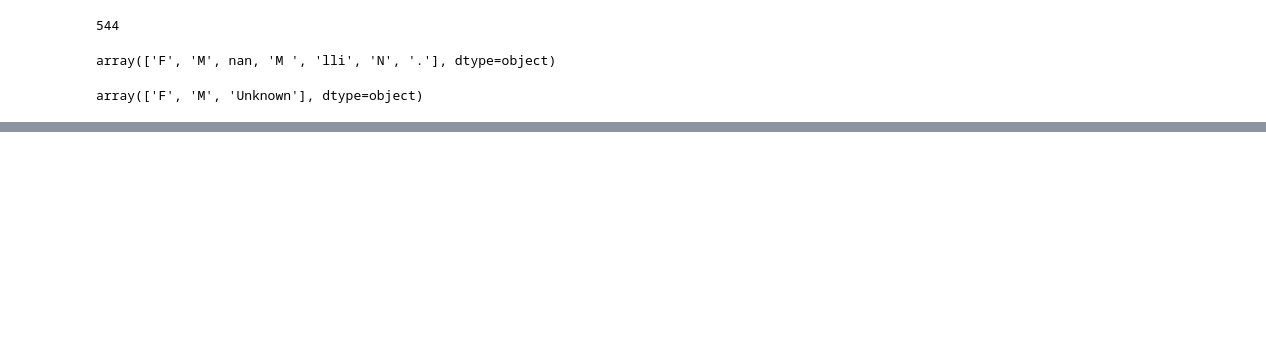
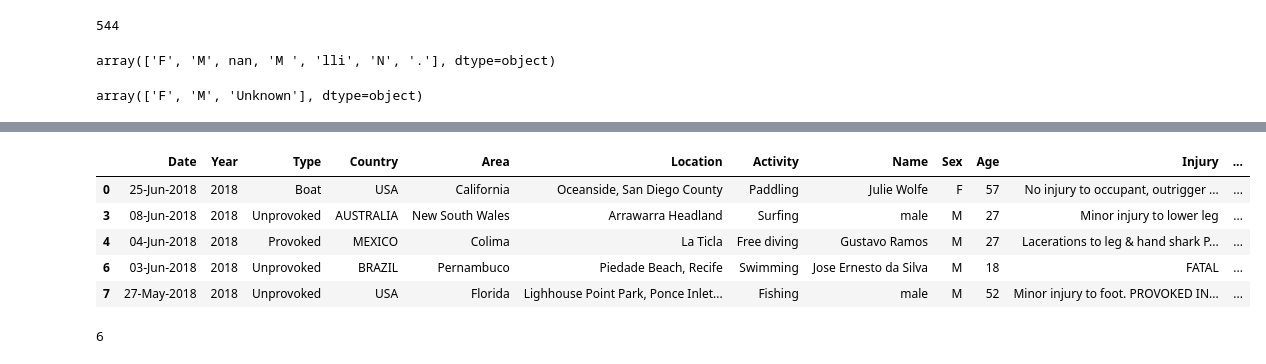
Before and after one commit to KirbyDream/Data-cleaning-wrangling---Shark-attacks-dataset, a Jupyter notebook: Shark_attacks.ipynb, the cells around one changed output, grey strips where cells are left out. Drawn from its saved outputs; the diff is of its cells as text; code cells hidden in the pictures; blank space fills up the shorter version.

```diff
--- a/Shark_attacks.ipynb
+++ b/Shark_attacks.ipynb
@@ -350,0 +387,4 @@ for i in
+# %%
+#now we can calculate the mean age for all values above 0
+meanAge = df_sharks[df_sharks["Age"] > 0].mean()
+meanAge = int(meanAge)
@@ -350,0 +421,11 @@ for i in
+# %%
+#replacing all the values in the Fatal column in order to get cells only with values==> Y / N / Unknown
+
+df_sharks["Fatal (Y/N)"] = df_sharks["Fatal (Y/N)"].str.replace(" N", "N")
+df_sharks["Fatal (Y/N)"] = df_sharks["Fatal (Y/N)"].str.replace("N ", "N")
+df_sharks["Fatal (Y/N)"] = df_sharks["Fatal (Y/N)"].str.replace("y", "Y")
+df_sharks["Fatal (Y/N)"] = df_sharks["Fatal (Y/N)"].str.replace("2017", "UNKNOWN")
+df_sharks["Fatal (Y/N)"] = df_sharks["Fatal (Y/N)"].str.replace("Unknown", "UNKNOWN")
+df_sharks["Fatal (Y/N)"] = df_sharks["Fatal (Y/N)"].str.replace("M", "UNKNOWN")
+
+df_sharks["Fatal (Y/N)"] = df_sharks["Fatal (Y/N)"].fillna("UNKNOWN")
@@ -350,0 +454,10 @@ for i in
+# %%
+no_shark = ["Death may have been due to drowning","Doubtful / Unconfirmed attack / Unable to verify in local records","No shark invovlement","No shark involvement","No shark invovlement - it ws a publicity stunt",
+"Not a shark attack; it was a hoax,Not authenticated","Shark involvement  not confirmed","Shark involvement unconfirmed","Shark involvement suspected but not confirmed","Shark involvement questionable","Shark involvement prior to deaths was not confirmed",
+"Shark involvement prior to death was not confirmed","Shark involvement prior to deaths unconfirmed","Shark involvement prior to death unconfired","Shark involvement prior to death unconfirmed","Shark involvement prior to death still to be determined","Shark involvement prior to death suspected but not confirmed"
+"Shark involvement prior to death remains unconfirmed","Shark involvement prior to death not confirmed","Shark involvement prior to death remains unconfirmed","Shark involvement prior to death not confirmed",
+"Shark involvement not confirmed","thought to be a barracuda bite","Shark involvement not confirmed","injury may be due to a stingray","Shark involvement not confirmed","officials considered barracua","Shark involvement not confirmed",
+"Shark involvement not confirmed & highly unlikely","Shark involvement highly doubtful,Shark involvement not cofirmed","No shark involvement","Shark involvement not confirmed"]
+# %%
+#dropping the rows not related to shark attacks
+df_sharks = df_sharks[df_sharks['Species'].str.contains('|'.join(no_shark)) == False]
@@ -350,0 +512,13 @@ for i in
+# %%
+df_sharks.head()
+# %% [output]
+|  | Date | Year | Type | Country | Area | Location | Activity | Name | Sex | Age | Injury | ... |
+| 0 | 25-Jun-2018 | 2018 | Boat | USA | California | Oceanside, San Diego County | Paddling | Julie Wolfe | F | 57 | No injury to occupant, outrigger ... | ... |
+| 3 | 08-Jun-2018 | 2018 | Unprovoked | AUSTRALIA | New South Wales | Arrawarra Headland | Surfing | male | M | 27 | Minor injury to lower leg | ... |
+| 4 | 04-Jun-2018 | 2018 | Provoked | MEXICO | Colima | La Ticla | Free diving | Gustavo Ramos | M | 27 | Lacerations to leg & hand shark P... | ... |
+| 6 | 03-Jun-2018 | 2018 | Unprovoked | BRAZIL | Pernambuco | Piedade Beach, Recife | Swimming | Jose Ernesto da Silva | M | 18 | FATAL | ... |
+| 7 | 27-May-2018 | 2018 | Unprovoked | USA | Florida | Lighhouse Point Park, Ponce Inlet... | Fishing | male | M | 52 | Minor injury to foot. PROVOKED IN... | ... |
+# %%
+df_sharks["Investigator or Source"].isna().sum()
+# %% [output]
+6
```
Also changed, not shown: parts of 71 cells of this notebook.
